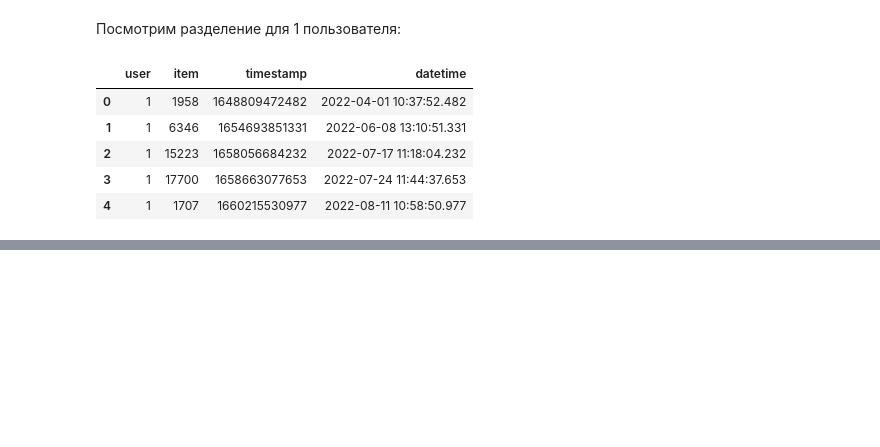
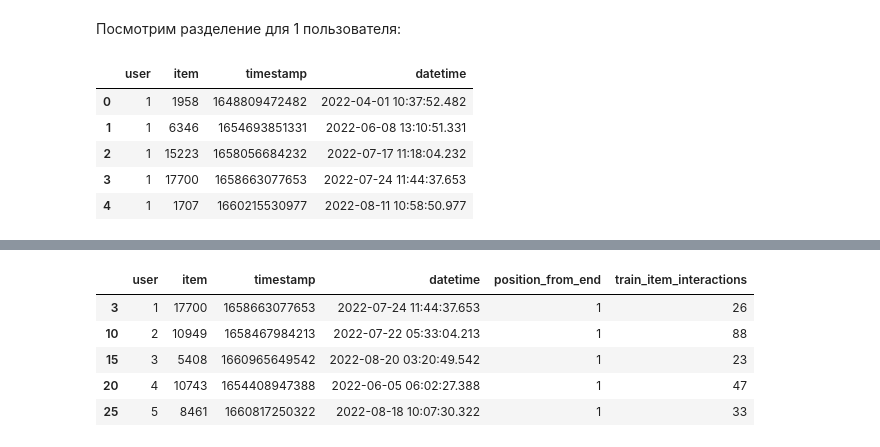
Before and after one commit to USL99/multimodal_RecSys, a Jupyter notebook: notebooks/microlens/02_MicroLens_Split.ipynb, the cells around one changed output, grey strips where cells are left out. Saved outputs shown, nothing was run; the diff lists cells and outputs as text; code cells hidden in the pictures; blank space fills up the shorter version.

```diff
--- a/notebooks/microlens/02_MicroLens_Split.ipynb
+++ b/notebooks/microlens/02_MicroLens_Split.ipynb
@@ -63,0 +248,11 @@ user_history
+# %%
+validation_df = validation_df.copy()
+validation_df["train_item_interactions"] = (validation_df["item"].map(train_item_interactions).fillna(0).astype(int))
+validation_df.head()
+# %% [output]
+|  | user | item | timestamp | datetime | position_from_end | train_item_interactions |
+| 3 | 1 | 17700 | 1658663077653 | 2022-07-24 11:44:37.653 | 1 | 26 |
+| 10 | 2 | 10949 | 1658467984213 | 2022-07-22 05:33:04.213 | 1 | 88 |
+| 15 | 3 | 5408 | 1660965649542 | 2022-08-20 03:20:49.542 | 1 | 23 |
+| 20 | 4 | 10743 | 1654408947388 | 2022-06-05 06:02:27.388 | 1 | 47 |
+| 25 | 5 | 8461 | 1660817250322 | 2022-08-18 10:07:30.322 | 1 | 33 |
```
Also changed, not shown: parts of 33 cells of this notebook.
